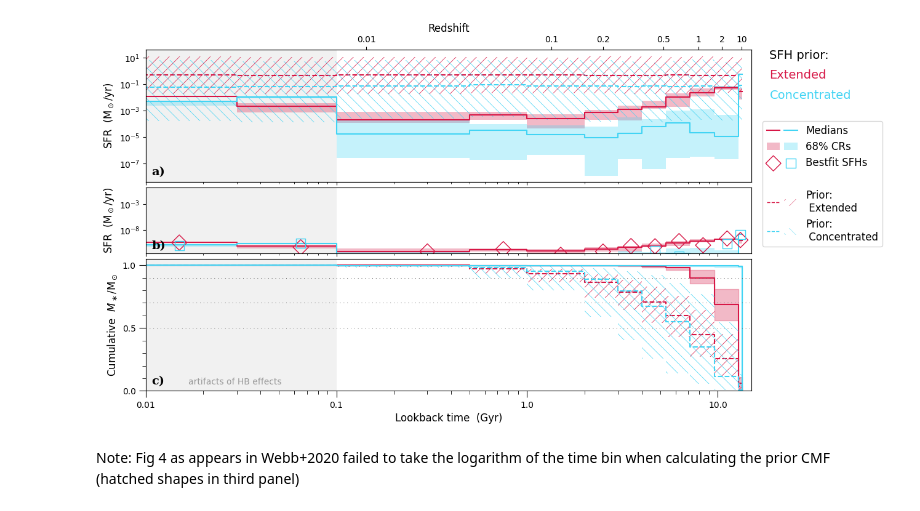
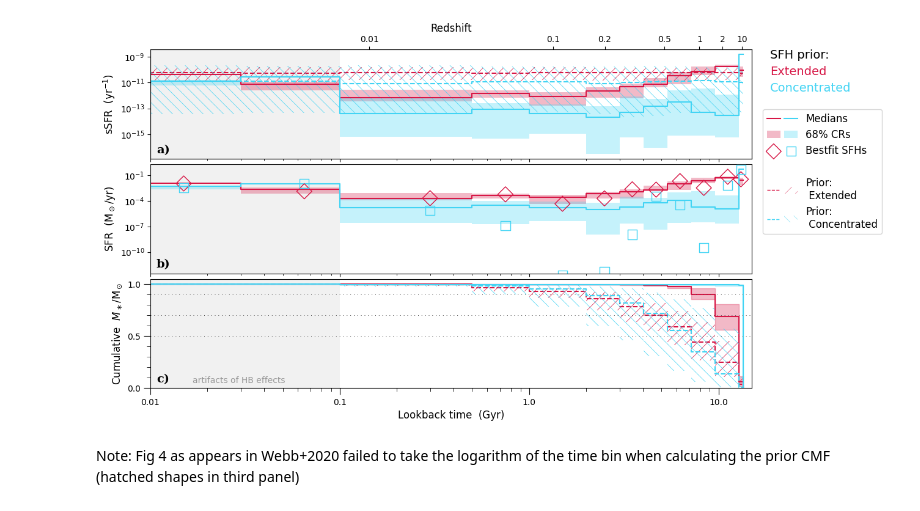
Before and after one commit to k-a-webb/Dragonfly44_SFH, a Jupyter notebook: analysis/Webb2022_figures/fig4 - compare fits (sfh prior) sfhs.ipynb, the cells around one changed output. Drawn from its saved outputs; the diff is of its cells as text; code cells hidden in the pictures.

```diff
--- a/analysis/Webb2022_figures/fig4 - compare fits (sfh prior) sfhs.ipynb
+++ b/analysis/Webb2022_figures/fig4 - compare fits (sfh prior) sfhs.ipynb
@@ -66,7 +66,6 @@ from Dragonfly44_SFH.utils.transforms import chain_to_sfr
 # %%
 fig, axes = plt.subplots(3,1,
                          figsize=(fig_width_two*0.9,0.38*textheight),
-                         gridspec_kw={'height_ratios':[2,1,2]},
                          sharex=True)
 fig.subplots_adjust( wspace=0.05, hspace=0.05 )
 ax_ssfr,ax_sfr,ax_cmf = axes.flatten()
@@ -75,9 +74,9 @@ for plot_params, prior_draws in [ [plot_params1,prior_draws1],[plot_params2,prio
     sfrs_post = chain_to_sfr( norm_by_mass=False, **plot_params['result'] )
     ssfrs_post = chain_to_sfr( norm_by_mass=True, **plot_params['result'] )
 
-    plotting.plot_sfh( ax_ssfr, sfrs_post=sfrs_post, prior_draws=prior_draws, show_bestfit=False, **plot_params )
+    plotting.plot_sfh( ax_ssfr, sfrs_post=ssfrs_post, prior_draws=prior_draws, show_bestfit=False, norm_by_mass=True, **plot_params )
 
-    plotting.plot_sfh( ax_sfr, sfrs_post=ssfrs_post, prior_draws=prior_draws, show_priors=False, **plot_params )
+    plotting.plot_sfh( ax_sfr, sfrs_post=sfrs_post, prior_draws=prior_draws, show_priors=False, **plot_params )
 
     plotting.plot_cmf( ax_cmf, sfrs_post=sfrs_post, prior_draws=prior_draws, xscale='linear', style='step', show_bestfit=False, **plot_params )
 
@@ -164,33 +163,33 @@ if True: # top axis
     tax0.set_xticks(ages)
     tax0.set_xticks([], minor=True)
     tax0.set_xticklabels(zvals)
     tax0.set_xlim(ax_sfr.get_xlim())
     tax0.set_xlabel('Redshift')
 
 if True: # labels
     xtext, ytext = 1.03, 1
     ax_ann = axes[0]
     annparams = dict( xy=(0,0), va='top', xycoords='axes fraction', fontsize=14)
     ax_ann.annotate( label0, color='k', xytext=(xtext,ytext), ha='left', **annparams )
     ax_ann.annotate( label1, color=color1, xytext=(xtext,ytext-0.15), ha='left', **annparams )
     ax_ann.annotate( label2, color=color2, xytext=(xtext,ytext-0.3), ha='left', **annparams )
 
 if True: # panel labels
     ann_params = dict( xy=(0,0), xytext=(0.01,0.03),xycoords="axes fraction", ha="left", va="bottom", \
                        fontsize=14, family="serif", weight="bold" )
     ax_ssfr.annotate("a)", **ann_params)
     ax_sfr.annotate("b)", **ann_params)
     ax_cmf.annotate("c)", **ann_params)
 
 if True: # annotations
     for ax in axes:
         ax.axvspan(0,0.1, color='lightgrey', alpha=0.3, zorder=-100, lw=0)
     text = axes[-1].annotate( "artifacts of HB effects", xy=(0,0), xytext=(0.07,0.05), xycoords='axes fraction', \
                          fontsize=10, color='0.6', zorder=-99)
 
 plt.savefig('figures/fig4.pdf', **saveparams)
 plt.show()
 # %% [output]
-[figure, old version]
+[figure, new version]
 # %% [markdown]
 Note: Fig 4 as appears in Webb+2020 failed to take the logarithm of the time bin when calculating the prior CMF (hatched shapes in third panel)
```
